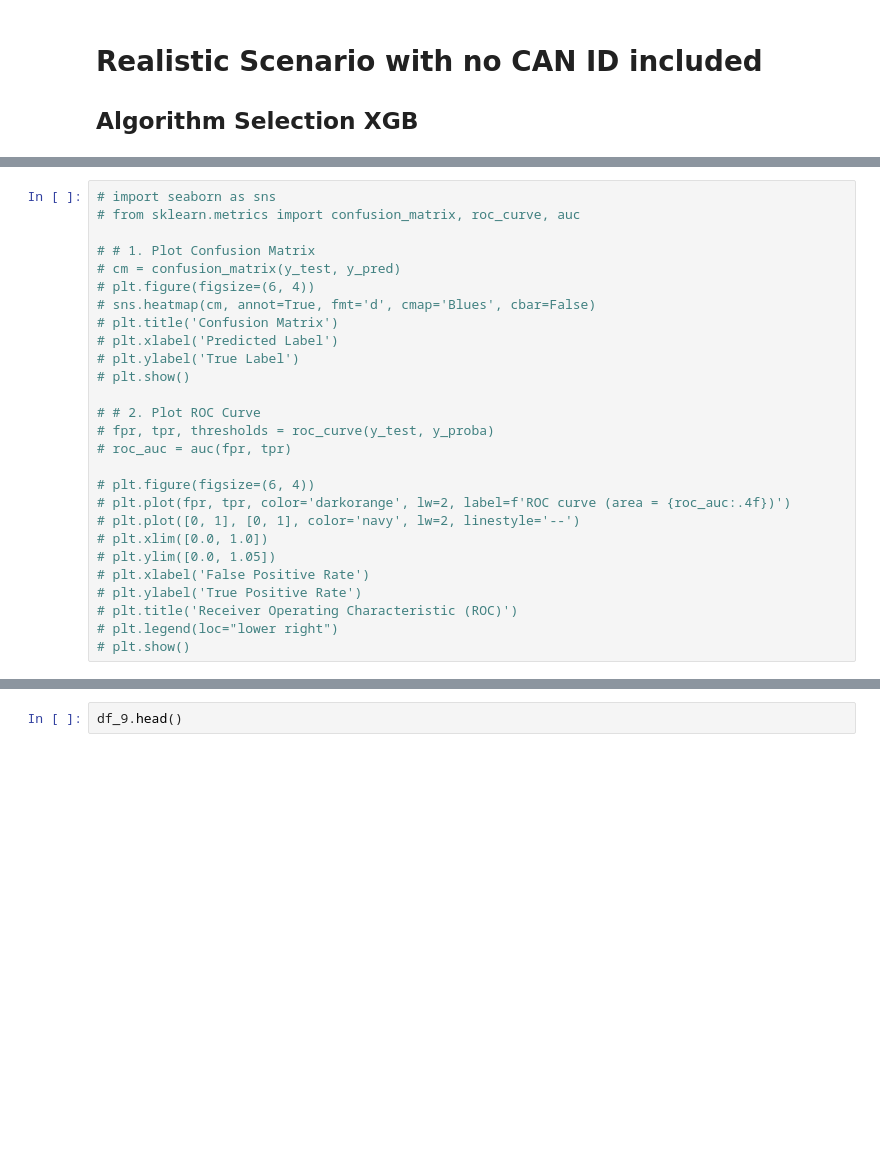
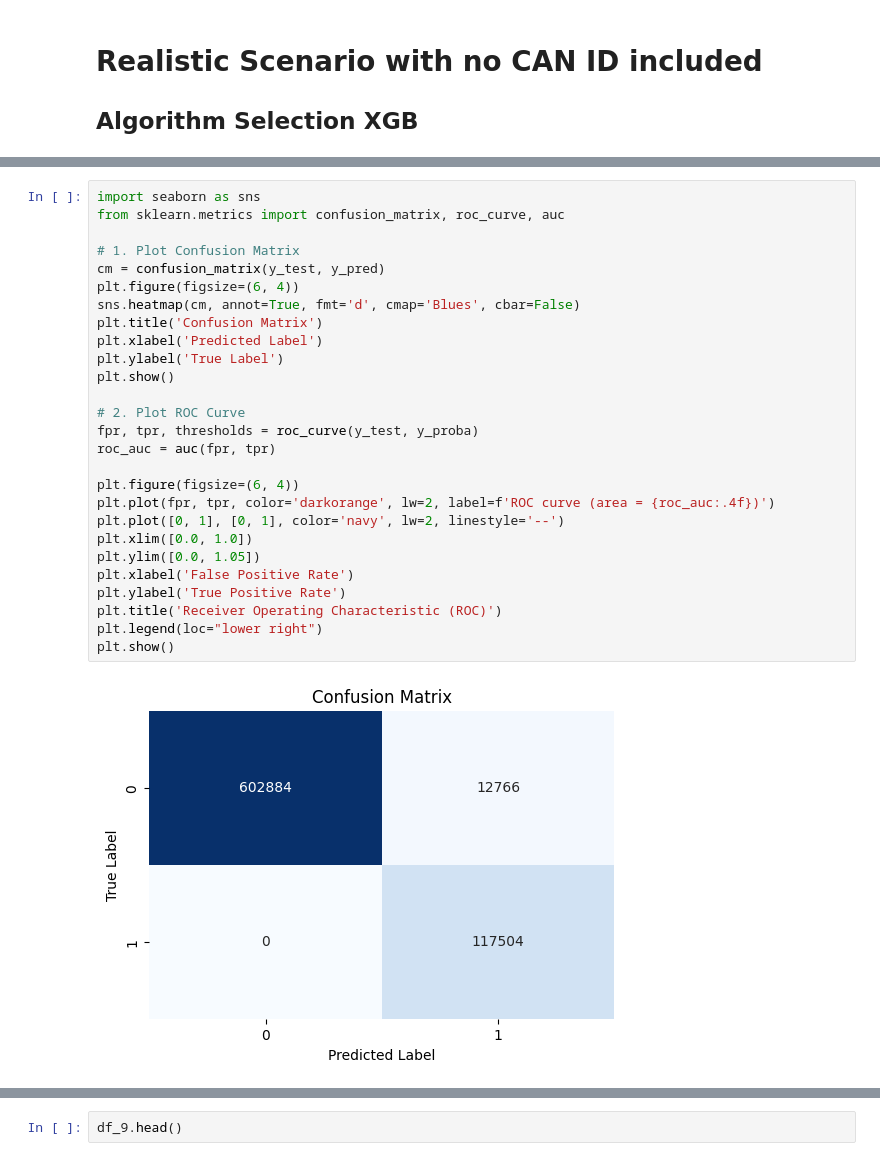
Before and after one commit to pranav-k-jha/kaggle-notebooks, a Jupyter notebook: cav-ml-prediction-model.ipynb, the cells around one changed output, grey strips where cells are left out. Saved outputs shown, nothing was run; the diff lists cells and outputs as text; blank space fills up the shorter version.

```diff
--- a/cav-ml-prediction-model.ipynb
+++ b/cav-ml-prediction-model.ipynb
@@ -439,27 +457,29 @@ df_9.head()
 # %%
-# import seaborn as sns
-# from sklearn.metrics import confusion_matrix, roc_curve, auc
+import seaborn as sns
+from sklearn.metrics import confusion_matrix, roc_curve, auc
 
-# # 1. Plot Confusion Matrix
-# cm = confusion_matrix(y_test, y_pred)
-# plt.figure(figsize=(6, 4))
-# sns.heatmap(cm, annot=True, fmt='d', cmap='Blues', cbar=False)
-# plt.title('Confusion Matrix')
-# plt.xlabel('Predicted Label')
-# plt.ylabel('True Label')
-# plt.show()
+# 1. Plot Confusion Matrix
+cm = confusion_matrix(y_test, y_pred)
+plt.figure(figsize=(6, 4))
+sns.heatmap(cm, annot=True, fmt='d', cmap='Blues', cbar=False)
+plt.title('Confusion Matrix')
+plt.xlabel('Predicted Label')
+plt.ylabel('True Label')
+plt.show()
 
-# # 2. Plot ROC Curve
-# fpr, tpr, thresholds = roc_curve(y_test, y_proba)
-# roc_auc = auc(fpr, tpr)
+# 2. Plot ROC Curve
+fpr, tpr, thresholds = roc_curve(y_test, y_proba)
+roc_auc = auc(fpr, tpr)
 
-# plt.figure(figsize=(6, 4))
-# plt.plot(fpr, tpr, color='darkorange', lw=2, label=f'ROC curve (area = {roc_auc:.4f})')
-# plt.plot([0, 1], [0, 1], color='navy', lw=2, linestyle='--')
-# plt.xlim([0.0, 1.0])
-# plt.ylim([0.0, 1.05])
-# plt.xlabel('False Positive Rate')
-# plt.ylabel('True Positive Rate')
-# plt.title('Receiver Operating Characteristic (ROC)')
-# plt.legend(loc="lower right")
-# plt.show()
+plt.figure(figsize=(6, 4))
+plt.plot(fpr, tpr, color='darkorange', lw=2, label=f'ROC curve (area = {roc_auc:.4f})')
+plt.plot([0, 1], [0, 1], color='navy', lw=2, linestyle='--')
+plt.xlim([0.0, 1.0])
+plt.ylim([0.0, 1.05])
+plt.xlabel('False Positive Rate')
+plt.ylabel('True Positive Rate')
+plt.title('Receiver Operating Characteristic (ROC)')
+plt.legend(loc="lower right")
+plt.show()
+# %% [output]
+[figure, added]
```
Also changed, not shown: parts of 17 cells of this notebook.
